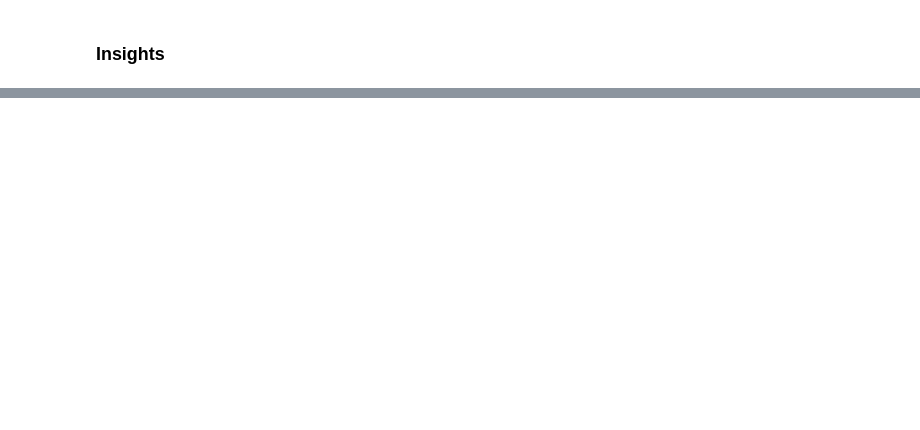
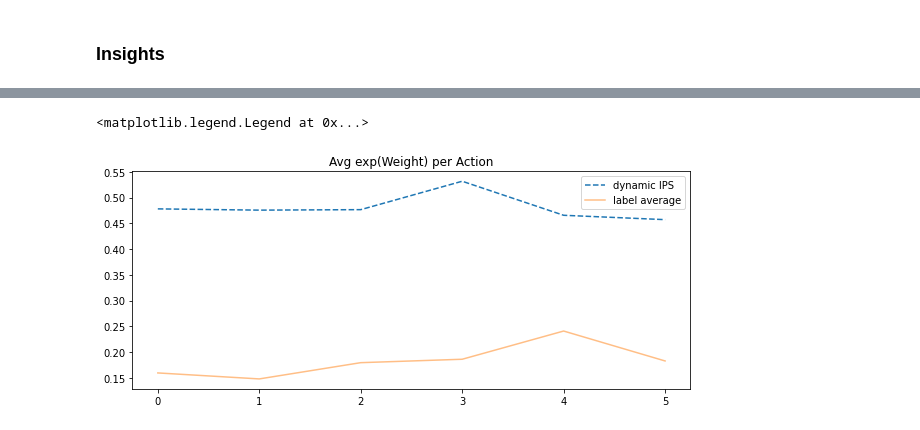
Before and after one commit to criteo-research/sequential-conterfactual-risk-minimization, a Jupyter notebook: eval_sequential_crm_multilabel-jax.ipynb, the cells around one changed output, grey strips where cells are left out. Saved outputs shown, nothing was run; the diff lists cells and outputs as text; code cells hidden in the pictures; blank space fills up the shorter version.

```diff
--- a/eval_sequential_crm_multilabel-jax.ipynb
+++ b/eval_sequential_crm_multilabel-jax.ipynb
@@ -190,10 +216,14 @@ plt.tight_layout()
 # %%
 plt.figure(figsize=(10,4))
 plt.title('Avg exp(Weight) per Action')
 plt.plot(jexpit(dynamic_model.beta.mean(axis=0)),'--', label='dynamic IPS')
-plt.plot(jexpit(ips_model.beta.mean(axis=0)),'--', label='IPS')
+# plt.plot(jexpit(ips_model.beta.mean(axis=0)),'--', label='IPS')
 # plt.plot(jexpit(poem_model.beta.mean(axis=0)),'--', label='POEM')
+plt.plot(y_test.mean(axis=0), label='label average', alpha=.5)
 plt.legend()
+# %% [output]
+<matplotlib.legend.Legend at 0x...>
+[figure, added]
 # %%
 plt.figure(figsize=(10,4))
 plt.title('Avg exp(Weight) per Feature')
```
Also changed, not shown: parts of 11 cells of this notebook, 5 other files.
